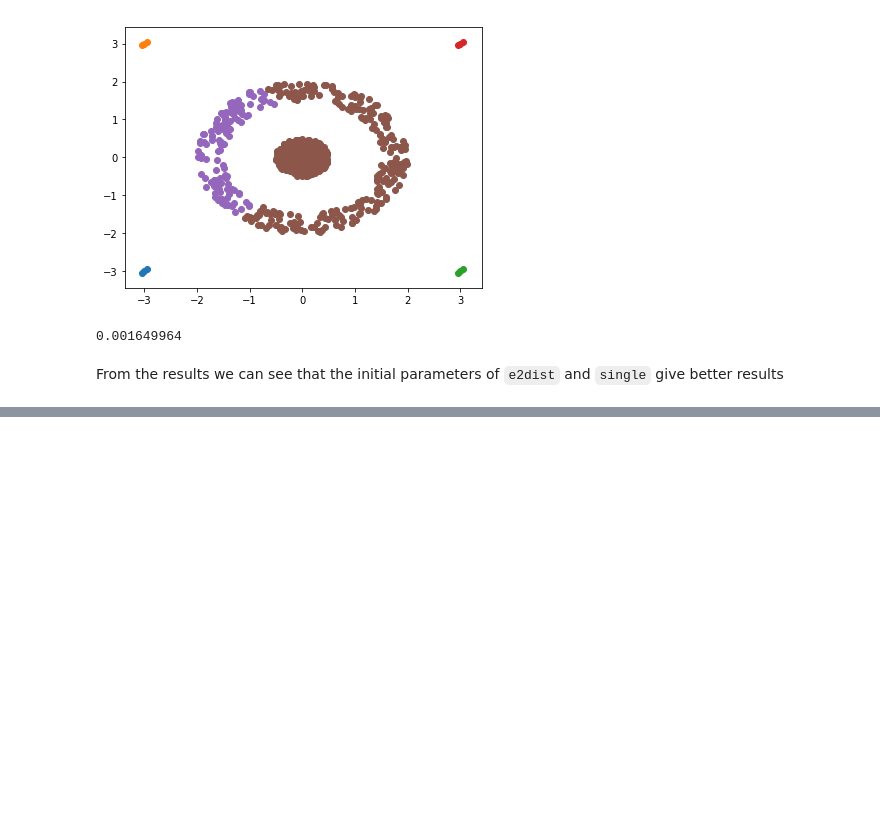
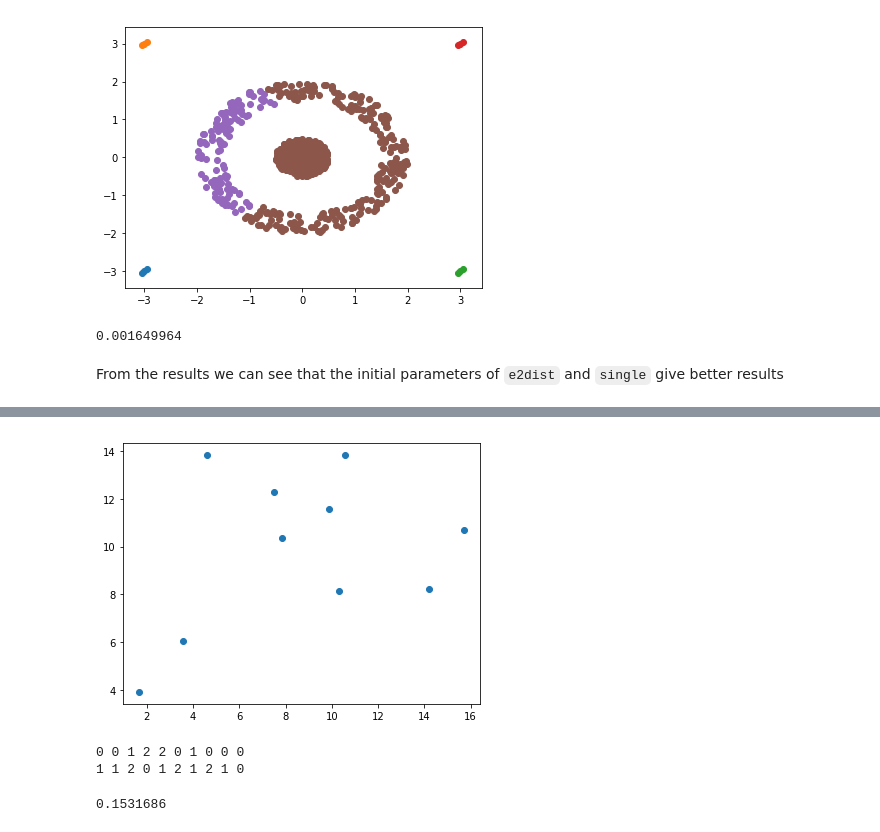
Before and after one commit to KxSystems/ml, a Jupyter notebook: clust/notebooks/scoring.ipynb, the cells around one changed output, grey strips where cells are left out. Saved outputs shown, nothing was run; the diff lists cells and outputs as text; code cells hidden in the pictures; blank space fills up the shorter version.

```diff
--- a/clust/notebooks/scoring.ipynb
+++ b/clust/notebooks/scoring.ipynb
@@ -178,0 +196,16 @@ From the results we can see that the initial parameters of `e2dist` and `single`
+# %%
+plt[`:scatter][;]. flip dd;
+plt[`:show][];
+# %% [output]
+[figure, added]
+# %%
+rr:.ml.clust.hc[dd;3;`edist;`single;0b]
+show raze pred_values:rr`clt
+show actual_values:10?3
+# %% [output]
+0 0 1 2 2 0 1 0 0 0
+1 1 2 0 1 2 1 2 1 0
+# %%
+.ml.clust.homogeneitysc[pred_values;actual_values]
+# %% [output]
+0.1531686
```
Also changed, not shown: parts of 5 cells of this notebook, 1 other file.
